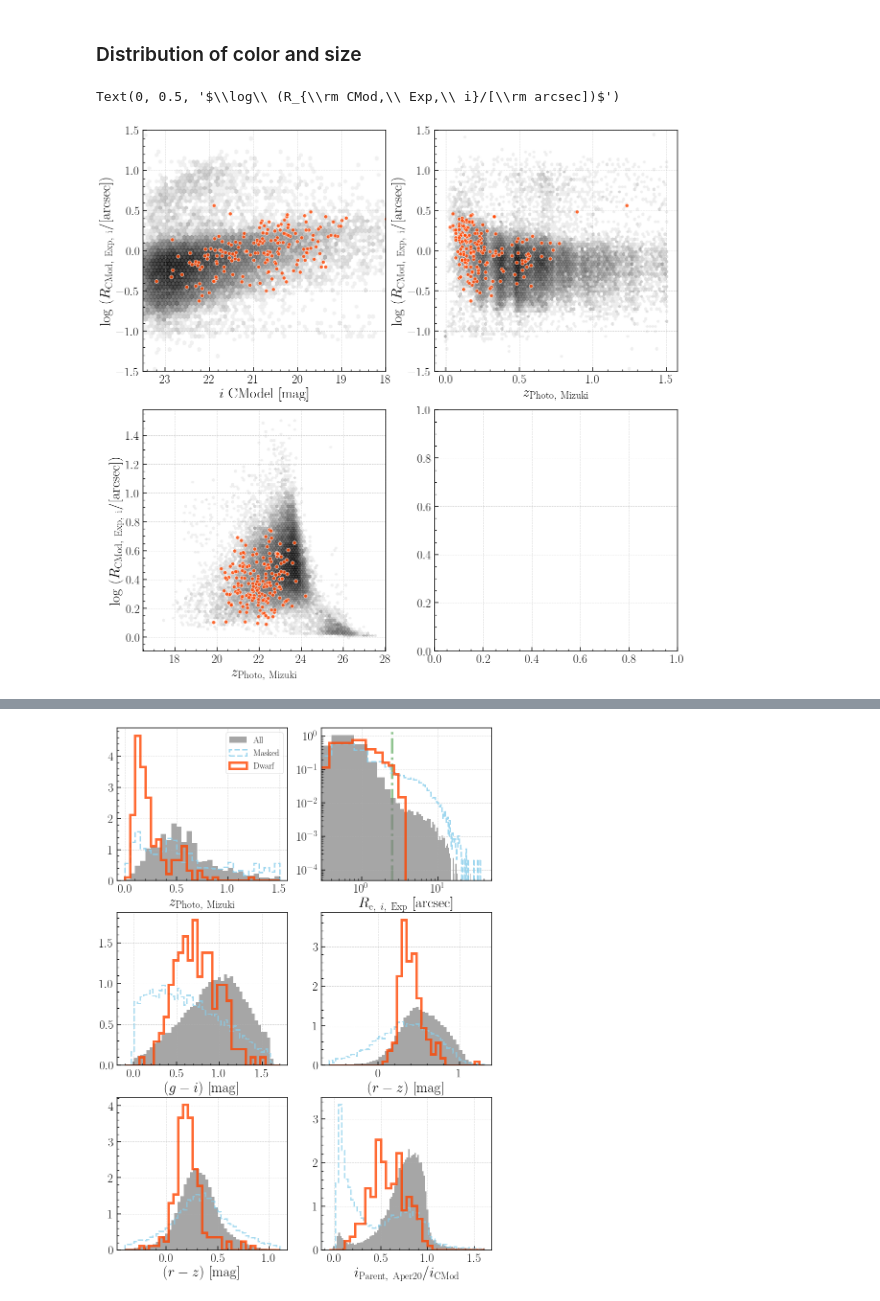
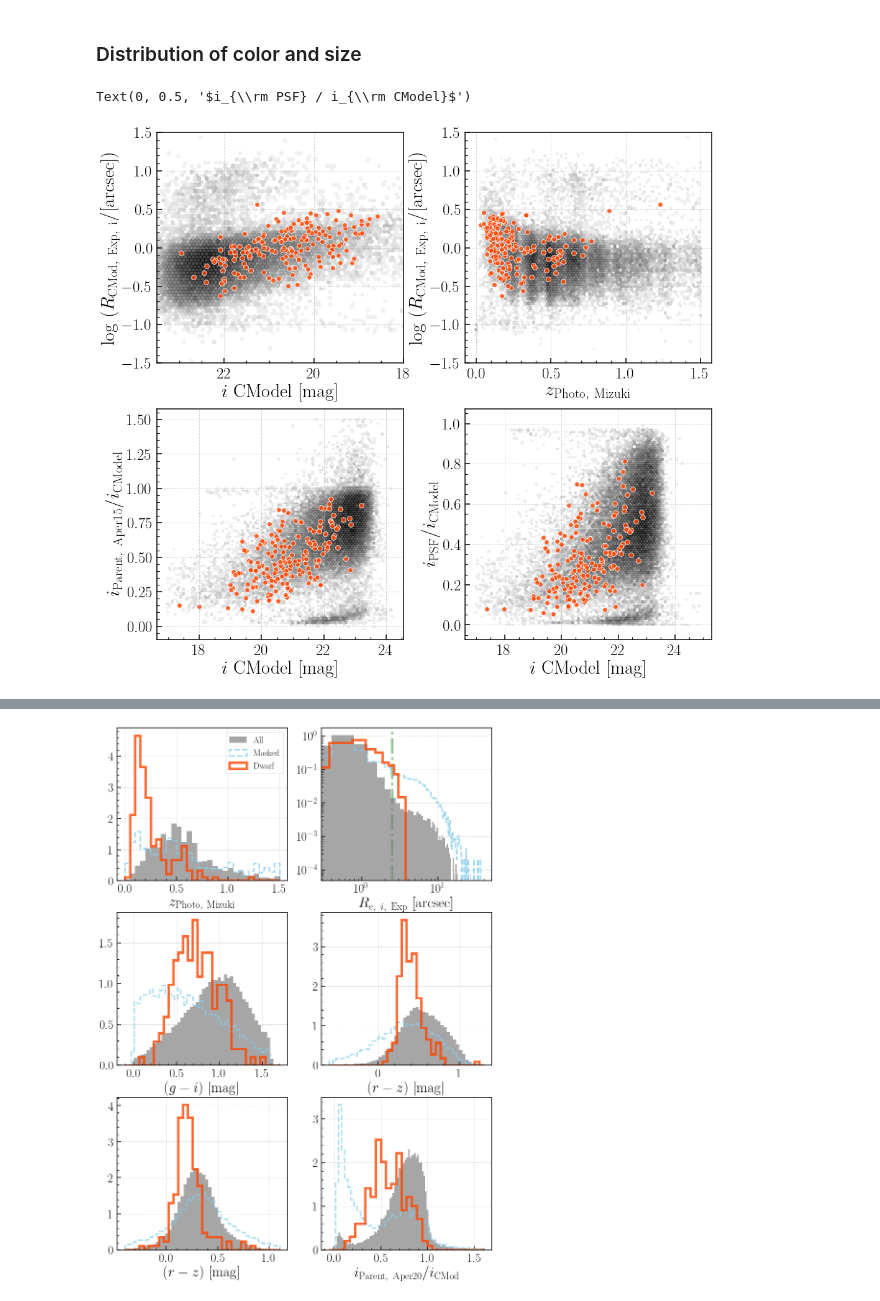
Before and after one commit to MerianSurvey/caterpillar, a Jupyter notebook: notebook/sandbox/pdr2_wide_cosmos_broad_cut.ipynb, the cells around one changed output, grey strips where cells are left out. Saved outputs shown, nothing was run; the diff lists cells and outputs as text; code cells hidden in the pictures.

```diff
--- a/notebook/sandbox/pdr2_wide_cosmos_broad_cut.ipynb
+++ b/notebook/sandbox/pdr2_wide_cosmos_broad_cut.ipynb
@@ -116,19 +140,19 @@ plt.scatter(pdr2_match_bsm['ra'], pdr2_match_bsm['dec'], c='k')
 # %% [markdown]
 ### Distribution of color and size
 # %%
-fig, axs = plt.subplots(2, 2, figsize=(20, 20))
-plt.subplots_adjust(hspace=0.16)
+fig, axs = plt.subplots(2, 2, figsize=(16, 15))
+plt.subplots_adjust(hspace=0.20, wspace=0.25)
 
 # Magnitude-Size
 ax1 = axs[0, 0]
 
 _ = ax1.hexbin(
-    pdr2_cos_bsm['i_cmodel_mag'], np.log10(pdr2_cos_bsm['i_cmodel_exp_ellipse_r']),
+    pdr2_cos_bsm['y_cmodel_mag'], np.log10(pdr2_cos_bsm['i_cmodel_exp_ellipse_r']),
     extent=(17.5, 24.2, -2.5, 1.6), cmap='Greys', bins='log', gridsize=(80, 50),
     alpha=0.8)
 
 _ = ax1.scatter(
-    pdr2_match_bsm['i_cmodel_mag'], np.log10(pdr2_match_bsm['i_cmodel_exp_ellipse_r']),
+    pdr2_match_bsm['y_cmodel_mag'], np.log10(pdr2_match_bsm['i_cmodel_exp_ellipse_r']),
     s=60, alpha=0.8, facecolor='orangered', edgecolor='w')
 
 ax1.set_xlim(23.5, 18.0)
@@ -140,39 +164,58 @@ ax1.set_ylabel(r'$\log\ (R_{\rm CMod,\ Exp,\ i}/[\rm arcsec])$', fontsize=30)
 # Photo-z-Size
 ax2 = axs[0, 1]
 
 _ = ax2.hexbin(
     pdr2_cos_bsm['photoz_best'], np.log10(pdr2_cos_bsm['i_cmodel_exp_ellipse_r']),
     extent=(0, 1.5, -1.5, 1.6), cmap='Greys', bins='log', gridsize=(80, 50),
     alpha=0.8)
 
 _ = ax2.scatter(
     pdr2_match_bsm['photoz_best'], np.log10(pdr2_match_bsm['i_cmodel_exp_ellipse_r']),
     s=60, alpha=0.8, facecolor='orangered', edgecolor='w')
 
 #ax2.set_xlim(23.5, 18.0)
 ax2.set_ylim(-1.5, 1.5)
 
 ax2.set_xlabel(r'$z_{\rm Photo,\ Mizuki}$', fontsize=30)
 ax2.set_ylabel(r'$\log\ (R_{\rm CMod,\ Exp,\ i}/[\rm arcsec])$', fontsize=30)
 
 # Photo-z-Size
 ax3 = axs[1, 0]
 
 _ = ax3.hexbin(
-    (-2.5 * np.log10(pdr2_cos_bsm['r_undeblended_convolvedflux_2_15_flux']) + 31.4),
-    (pdr2_cos_bsm['r_undeblended_convolvedflux_2_15_flux'] / pdr2_cos_bsm['i_cmodel_flux']),
-    extent=(17.0, 27.5, -0.02, 1.5), cmap='Greys', bins='log', gridsize=(80, 50), alpha=0.8)
+    (-2.5 * np.log10(pdr2_cos_bsm['i_cmodel_flux']) + 31.4),
+    (pdr2_cos_bsm['i_undeblended_convolvedflux_2_15_flux'] / pdr2_cos_bsm['i_cmodel_flux']),
+    extent=(17.0, 24.2, -0.02, 1.5), cmap='Greys', bins='log', gridsize=(80, 50), alpha=0.8)
 
 _ = ax3.scatter(
-    (-2.5 * np.log10(pdr2_match_bsm['r_undeblended_convolvedflux_2_15_flux']) + 31.4),
-    (pdr2_match_bsm['r_undeblended_convolvedflux_2_15_flux'] / pdr2_match_bsm['i_cmodel_flux']),
+    (-2.5 * np.log10(pdr2_match_bsm['i_cmodel_flux']) + 31.4),
+    (pdr2_match_bsm['i_undeblended_convolvedflux_2_15_flux'] / pdr2_match_bsm['i_cmodel_flux']),
     s=60, alpha=0.8, facecolor='orangered', edgecolor='w')
 
 #ax3.set_xlim(23.5, 18.0)
 #ax3.set_ylim(-1.5, 1.5)
 
-ax3.set_xlabel(r'$z_{\rm Photo,\ Mizuki}$', fontsize=30)
-ax3.set_ylabel(r'$\log\ (R_{\rm CMod,\ Exp,\ i}/[\rm arcsec])$', fontsize=30)
+ax3.set_xlabel(r'$i\ \rm CModel\ [mag]$', fontsize=30)
+ax3.set_ylabel(r'$i_{\rm Parent,\ Aper15} / i_{\rm CModel}$', fontsize=30)
+
+# Photo-z-Size
+ax4 = axs[1, 1]
+
+_ = ax4.hexbin(
+    -2.5 * np.log10(pdr2_cos_bsm['i_cmodel_flux']) + 31.4,
+    pdr2_cos_bsm['i_psf_flux'] / pdr2_cos_bsm['i_cmodel_flux'],
+    extent=(17.0, 24.9, -0.02, 1.02), cmap='Greys', bins='log', gridsize=(80, 50), alpha=0.8)
+
+_ = ax4.scatter(
+    -2.5 * np.log10(pdr2_match_bsm['i_cmodel_flux']) + 31.4,
+    pdr2_match_bsm['i_psf_flux'] / pdr2_match_bsm['i_cmodel_flux'],
+    s=60, alpha=0.8, facecolor='orangered', edgecolor='w')
+
+#ax4.set_xlim(23.5, 18.0)
+#ax4.set_ylim(-1.5, 1.5)
+
+ax4.set_xlabel(r'$i\ \rm CModel\ [mag]$', fontsize=30)
+ax4.set_ylabel(r'$i_{\rm PSF} / i_{\rm CModel}$', fontsize=30)
 # %% [output]
-Text(0, 0.5, '$\\log\\ (R_{\\rm CMod,\\ Exp,\\ i}/[\\rm arcsec])$')
+Text(0, 0.5, '$i_{\\rm PSF} / i_{\\rm CModel}$')
-[figure, old version]
+[figure, new version]
```
Also changed, not shown: parts of 7 cells of this notebook.
